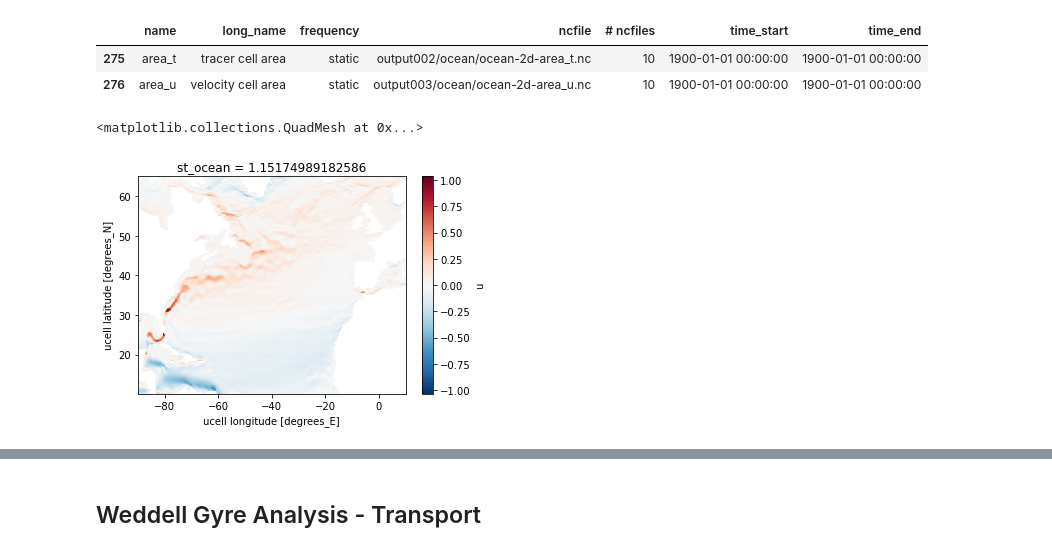
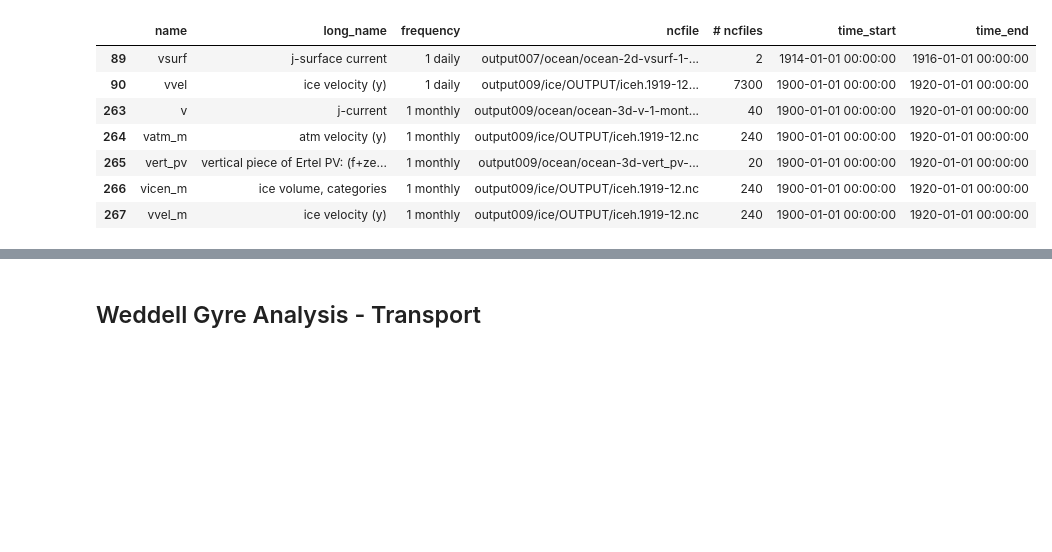
Before and after one commit to dhruvbhagtani/Ryan_No_Stress, a Jupyter notebook: Analysis.ipynb, the cells around one changed output, grey strips where cells are left out. Saved outputs shown, nothing was run; the diff lists cells and outputs as text; code cells hidden in the pictures; blank space fills up the shorter version.

```diff
--- a/Analysis.ipynb
+++ b/Analysis.ipynb
@@ -33,10 +32,15 @@ cc.querying.get_variables(session, experiment='025deg_jra55_ryf_nostress_cont',
 # %%
 vars_025deg = cc.querying.get_variables(session, experiment=expt[0])
-vars_025deg[vars_025deg['name'].str.lower().str.match('area')]
+vars_025deg[vars_025deg['name'].str.lower().str.match('')]
 # %% [output]
 |  | name | long_name | frequency | ncfile | # ncfiles | time_start | time_end |
-| 275 | area_t | tracer cell area | static | output002/ocean/ocean-2d-area_t.nc | 10 | 1900-01-01 00:00:00 | 1900-01-01 00:00:00 |
-| 276 | area_u | velocity cell area | static | output003/ocean/ocean-2d-area_u.nc | 10 | 1900-01-01 00:00:00 | 1900-01-01 00:00:00 |
+| 89 | vsurf | j-surface current | 1 daily | output007/ocean/ocean-2d-vsurf-1-... | 2 | 1914-01-01 00:00:00 | 1916-01-01 00:00:00 |
+| 90 | vvel | ice velocity (y) | 1 daily | output009/ice/OUTPUT/iceh.1919-12... | 7300 | 1900-01-01 00:00:00 | 1920-01-01 00:00:00 |
+| 263 | v | j-current | 1 monthly | output009/ocean/ocean-3d-v-1-mont... | 40 | 1900-01-01 00:00:00 | 1920-01-01 00:00:00 |
+| 264 | vatm_m | atm velocity (y) | 1 monthly | output009/ice/OUTPUT/iceh.1919-12.nc | 240 | 1900-01-01 00:00:00 | 1920-01-01 00:00:00 |
+| 265 | vert_pv | vertical piece of Ertel PV: (f+ze... | 1 monthly | output009/ocean/ocean-3d-vert_pv-... | 20 | 1900-01-01 00:00:00 | 1920-01-01 00:00:00 |
+| 266 | vicen_m | ice volume, categories | 1 monthly | output009/ice/OUTPUT/iceh.1919-12.nc | 240 | 1900-01-01 00:00:00 | 1920-01-01 00:00:00 |
+| 267 | vvel_m | ice velocity (y) | 1 monthly | output009/ice/OUTPUT/iceh.1919-12.nc | 240 | 1900-01-01 00:00:00 | 1920-01-01 00:00:00 |
 # %%
 start_time = '1910-01-01'
 end_time = '1911-12-31'
@@ -52,8 +56,3 @@ u_con = u_con.sel(time = slice(start_time,end_time))
 v_con = v_con.sel(time = slice(start_time,end_time))
 u_buo = u_buo.sel(time = slice(start_time,end_time))
 v_buo = v_buo.sel(time = slice(start_time,end_time))
-# %%
-u_con.sel(st_ocean = 1,method = 'nearest').mean('time').plot()
-# %% [output]
-<matplotlib.collections.QuadMesh at 0x...>
-[figure, removed]
```
Also changed, not shown: parts of 38 cells of this notebook.
